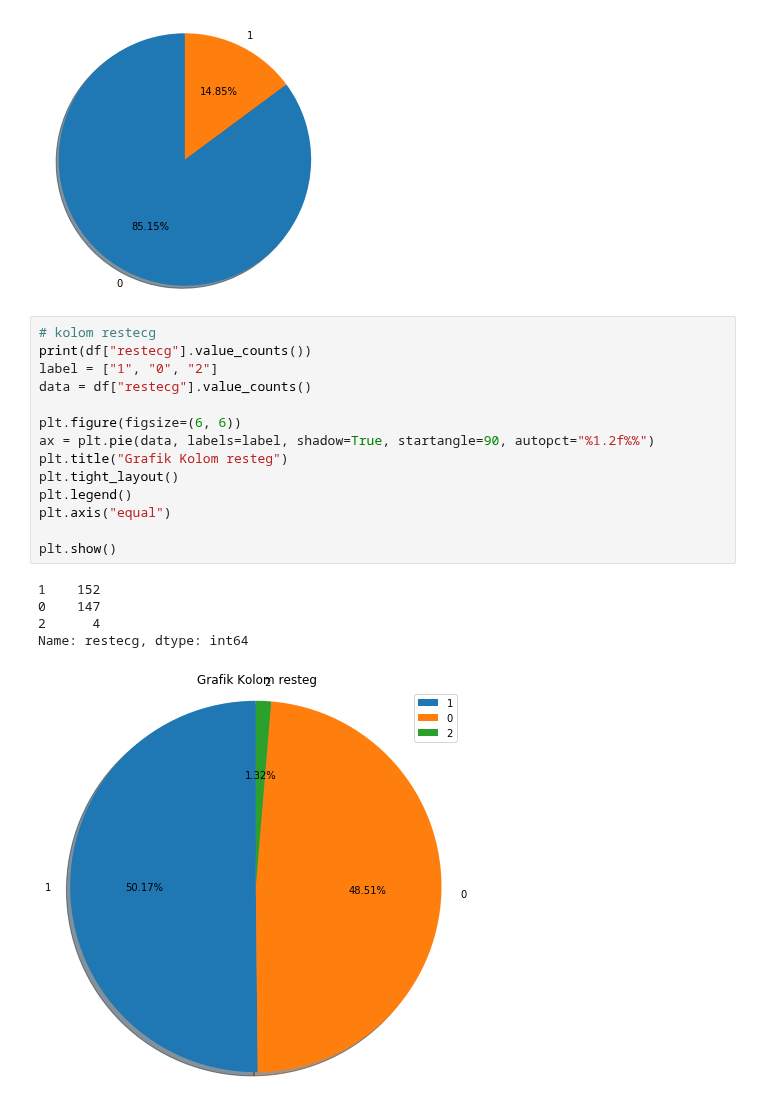
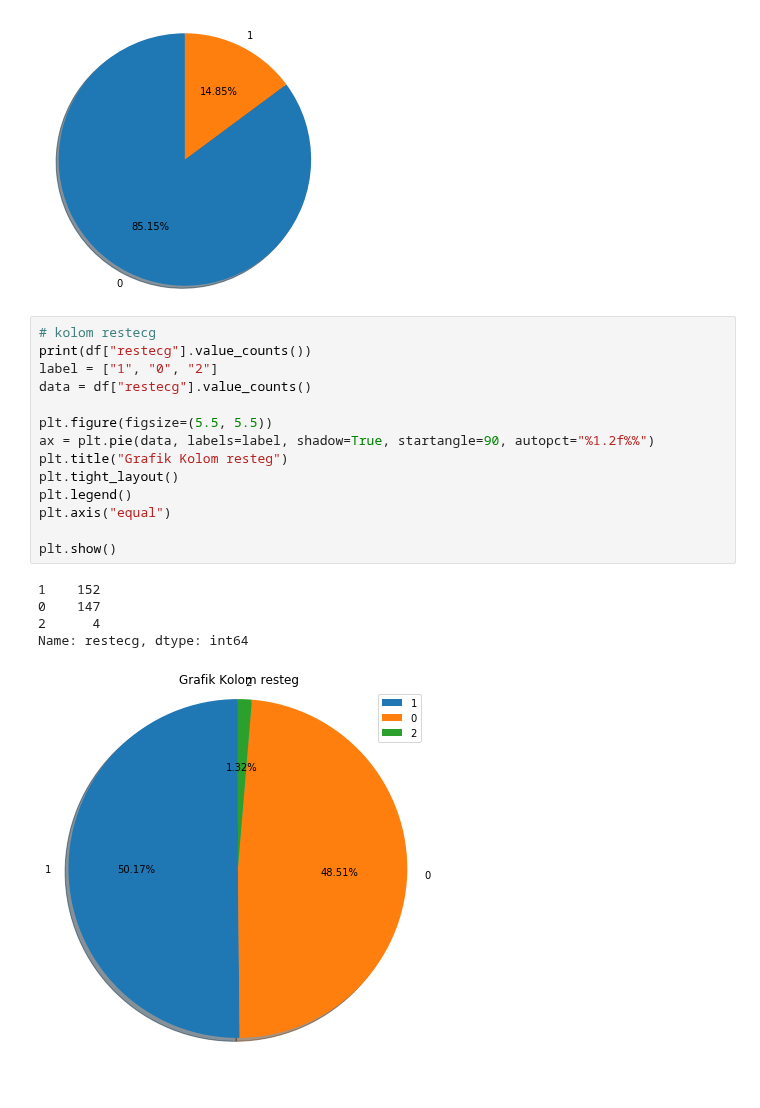
Before and after one commit to rshby/Supervised_Learning, a Jupyter notebook: Heart Disease UCI/Heart Disease - Logistic Regression.ipynb, the cells around one changed output. Saved outputs shown, nothing was run; the diff lists cells and outputs as text.

Commit message:
Update Visualisasi

```diff
--- a/Heart Disease UCI/Heart Disease - Logistic Regression.ipynb
+++ b/Heart Disease UCI/Heart Disease - Logistic Regression.ipynb
@@ -121,20 +121,20 @@ Name: fbs, dtype: int64
 # %%
 # kolom restecg
 print(df["restecg"].value_counts())
 label = ["1", "0", "2"]
 data = df["restecg"].value_counts()
 
-plt.figure(figsize=(6, 6))
+plt.figure(figsize=(5.5, 5.5))
 ax = plt.pie(data, labels=label, shadow=True, startangle=90, autopct="%1.2f%%")
 plt.title("Grafik Kolom resteg")
 plt.tight_layout()
 plt.legend()
 plt.axis("equal")
 
 plt.show()
 # %% [output]
 1    152
 0    147
 2      4
 Name: restecg, dtype: int64
-[figure, old version]
+[figure, new version]
```
Also changed, not shown: parts of 3 cells of this notebook.
